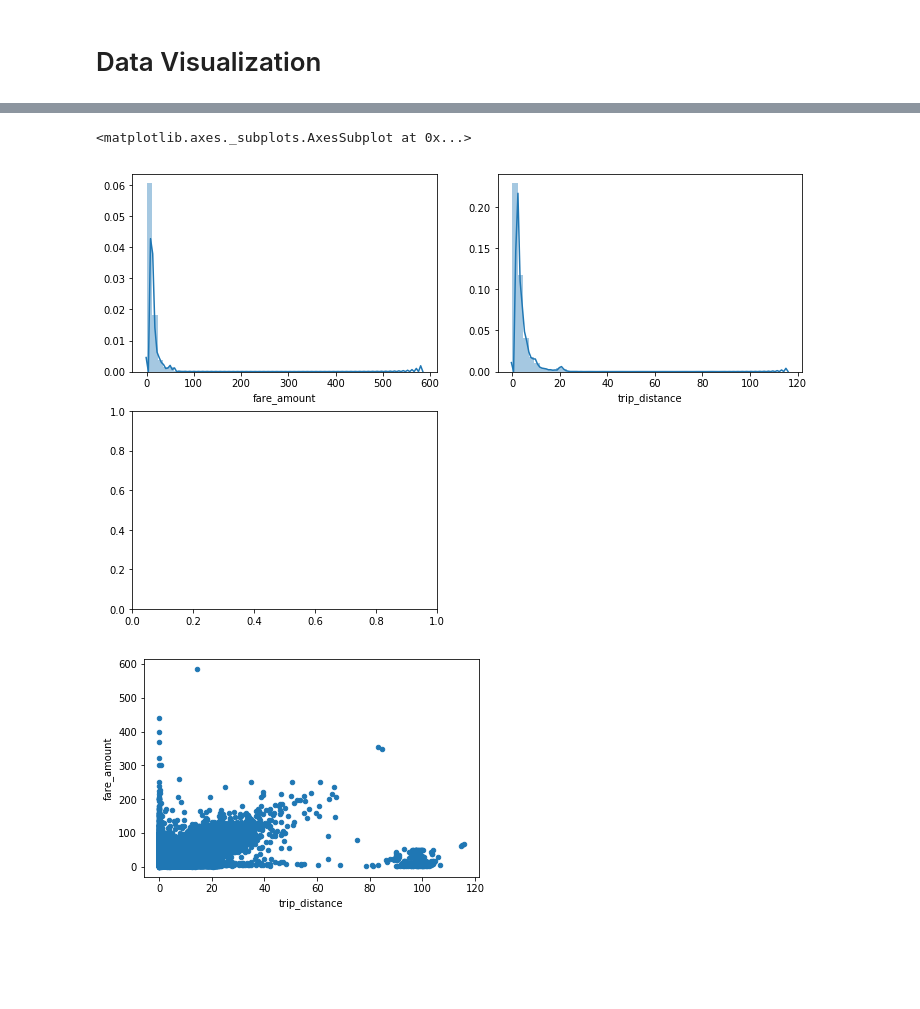
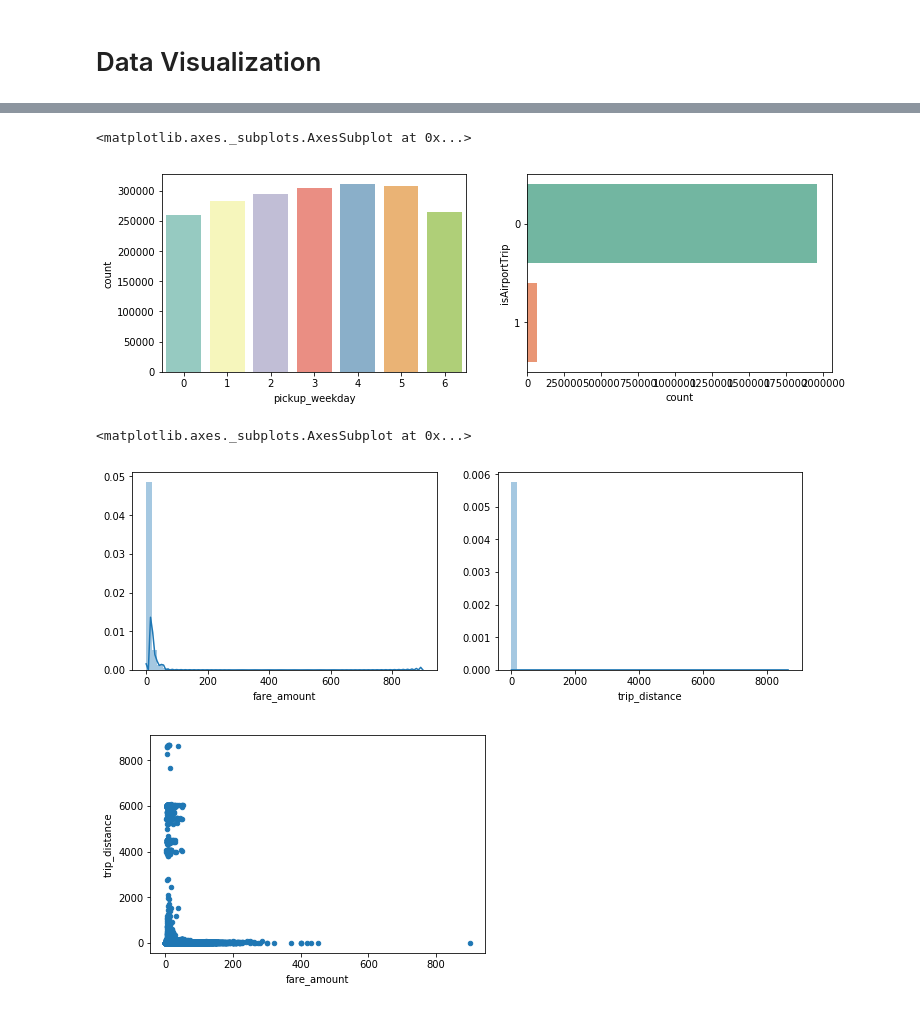
Before and after one commit to MrKhan0747/New-York-City-Taxi-Trips-Fare, a Jupyter notebook: new-york-fare-model.ipynb, the cells around one changed output, grey strips where cells are left out. Saved outputs shown, nothing was run; the diff lists cells and outputs as text; code cells hidden in the pictures; blank space fills up the shorter version.

```diff
--- a/new-york-fare-model.ipynb
+++ b/new-york-fare-model.ipynb
@@ -468,0 +519,3 @@ df.head()
+# %%
+df=pd.read_csv("feature_model.csv")
+df.shape
@@ -503,14 +558,25 @@ plt.show()
+# %%
+plt.figure(figsize=(12,8))
+
+plt.subplot(2,2,1)
+sns.countplot(x='pickup_weekday',data=df,palette='Set3')
+
+plt.subplot(2,2,2)
+sns.countplot(y='isAirportTrip',data=df,palette='Set2')
+# %% [output]
+<matplotlib.axes._subplots.AxesSubplot at 0x...>
+[figure, added]
 # %%
 plt.figure(figsize=(12,8))
 
 plt.subplot(2,2,1)
 sns.distplot(df['fare_amount'],kde=True)
 
 plt.subplot(2,2,2)
 sns.distplot(df['trip_distance'],kde=True)
 
-df.plot(x='trip_distance',y='fare_amount',kind='scatter')
+df.plot(x='fare_amount',y='trip_distance',kind='scatter')
 # %% [output]
 <matplotlib.axes._subplots.AxesSubplot at 0x...>
-[figure, old version]
+[figure, new version]
-[figure, old version]
+[figure, new version]
```
Also changed, not shown: parts of 47 cells of this notebook.
